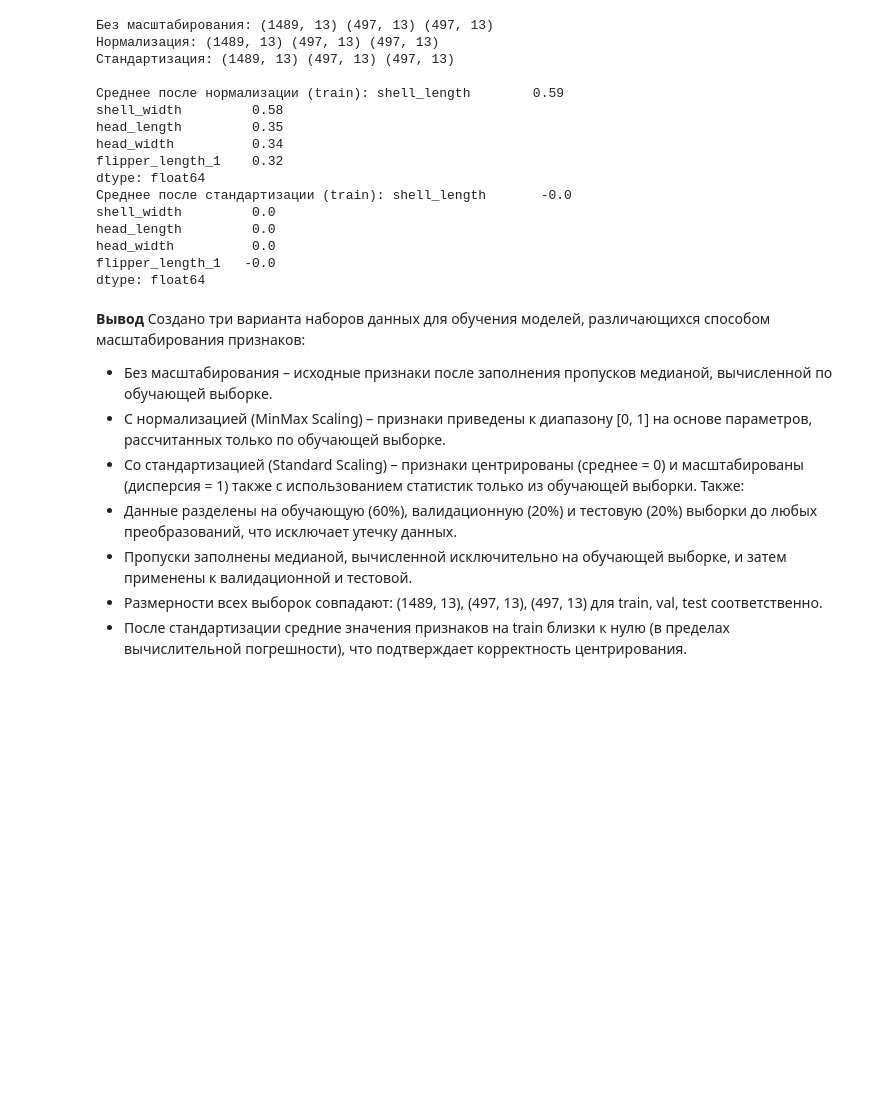
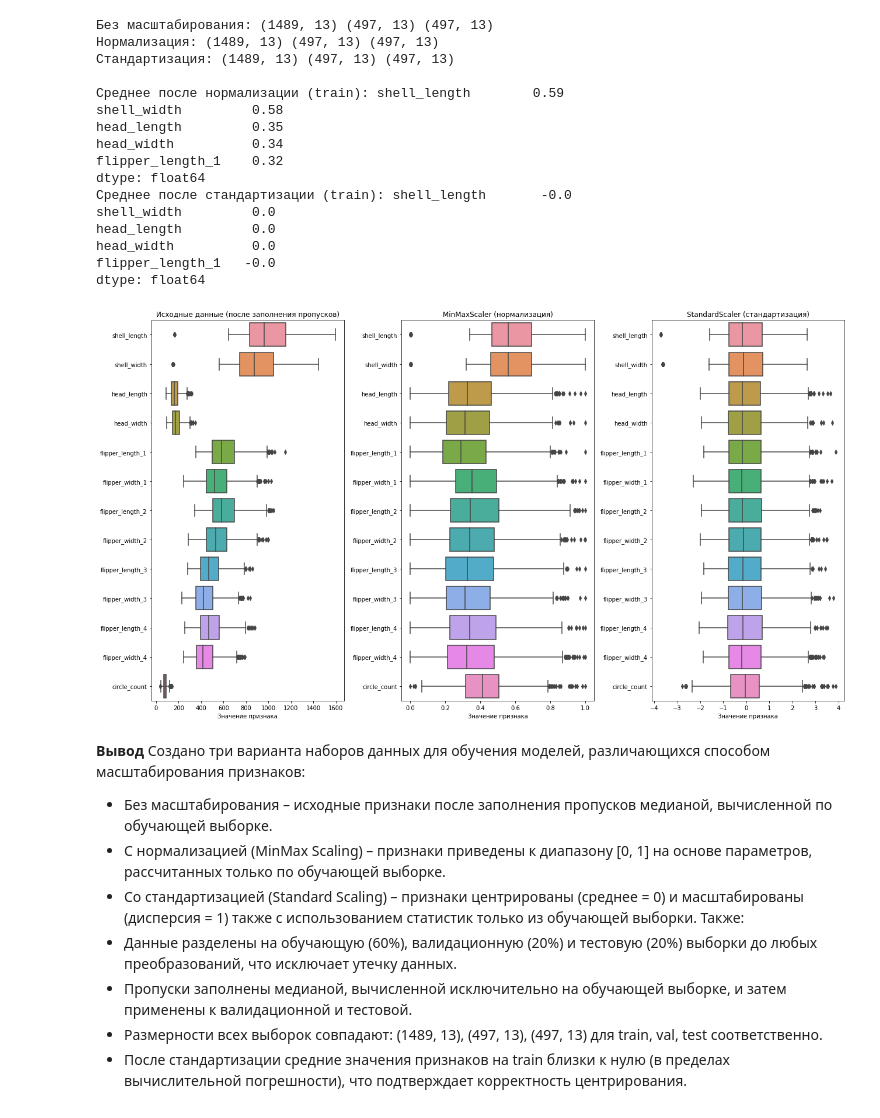
Before and after one commit to taysilya/turtle-mass-prediction, a Jupyter notebook: main_project_3.ipynb, the cells around one changed output. Saved outputs shown, nothing was run; the diff lists cells and outputs as text; code cells hidden in the pictures; blank space fills up the shorter version.

```diff
--- a/main_project_3.ipynb
+++ b/main_project_3.ipynb
@@ -1286,6 +1439,28 @@ head_length         0.0
 head_width          0.0
 flipper_length_1   -0.0
 dtype: float64
+# %%
+fig, axes = plt.subplots(1, 3, figsize=(18, 10))
+
+# Исходные данные (без масштабирования)
+sns.boxplot(data=X_train_raw, orient='h', ax=axes[0])
+axes[0].set_title('Исходные данные (после заполнения пропусков)')
+axes[0].set_xlabel('Значение признака')
+
+# MinMaxScaler
+sns.boxplot(data=X_train_norm, orient='h', ax=axes[1])
+axes[1].set_title('MinMaxScaler (нормализация)')
+axes[1].set_xlabel('Значение признака')
+
+# StandardScaler
+sns.boxplot(data=X_train_std, orient='h', ax=axes[2])
+axes[2].set_title('StandardScaler (стандартизация)')
+axes[2].set_xlabel('Значение признака')
+
+plt.tight_layout()
+plt.show()
+# %% [output]
+[figure, added]
 # %% [markdown]
 **Вывод**
 Создано три варианта наборов данных для обучения моделей, различающихся способом масштабирования признаков:
```
Also changed, not shown: parts of 10 cells of this notebook.
